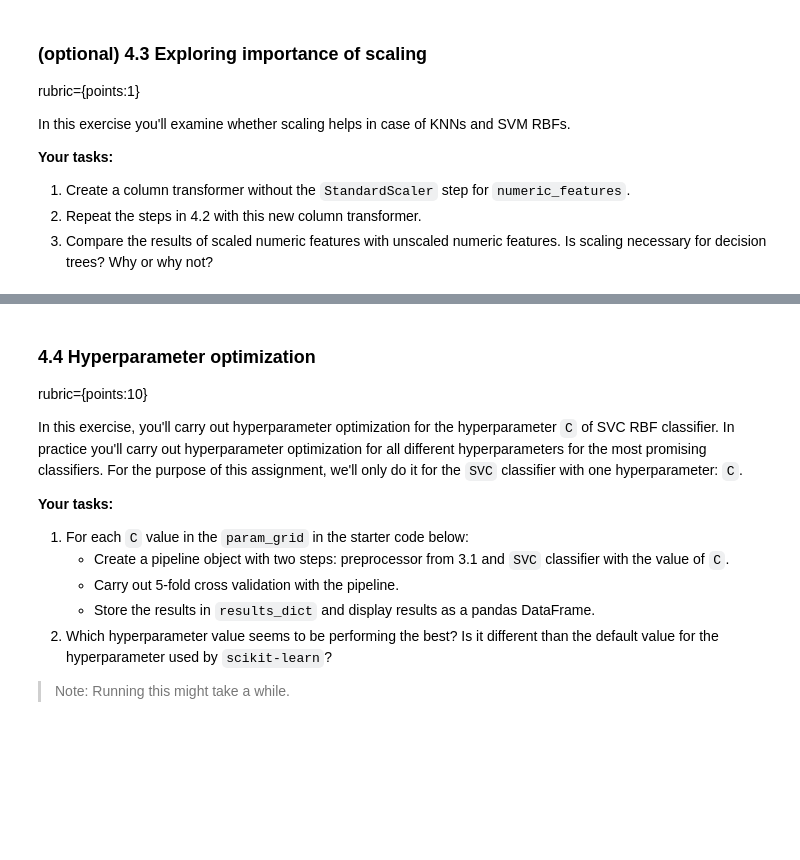
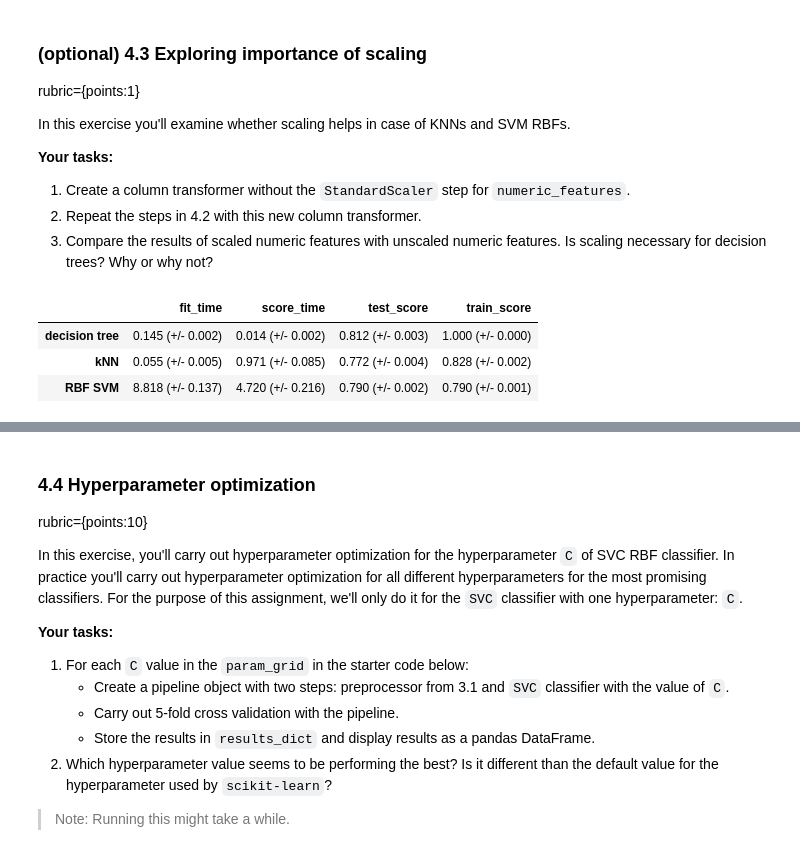
Before and after one commit to SilentM/cpsc330-2021W2, a Jupyter notebook: hw/hw3/hw3.ipynb, the cells around one changed output, grey strips where cells are left out. Saved outputs shown, nothing was run; the diff lists cells and outputs as text; code cells hidden in the pictures; blank space fills up the shorter version.

```diff
--- a/hw/hw3/hw3.ipynb
+++ b/hw/hw3/hw3.ipynb
@@ -413,3 +443,37 @@ In this exercise you'll examine whether scaling helps in case of KNNs and SVM RB
 1. Create a column transformer without the `StandardScaler` step for `numeric_features`.
 2. Repeat the steps in 4.2 with this new column transformer.
 3. Compare the results of scaled numeric features with unscaled numeric features. Is scaling necessary for decision trees? Why or why not?
+# %%
+no_scale_dict = {}
+
+numeric_transformer_imp_no_scale = make_pipeline(SimpleImputer(strategy="median"))
+categorical_transformer_imp_ohe_no_scale = make_pipeline(SimpleImputer(strategy="most_frequent"), OneHotEncoder(sparse=False, handle_unknown="ignore"))
+
+
+preprocessor_no_scale = make_column_transformer(
+    (numeric_transformer_imp_no_scale, numeric_features),
+    (categorical_transformer_imp_ohe_no_scale, categorical_features),
+)
+
+
+X_train_pp_no_scale = preprocessor_no_scale.fit_transform(X_train)
+
+
+models_no_scale = {
+    "decision tree": DecisionTreeClassifier(),
+    "kNN": KNeighborsClassifier(),
+    "RBF SVM": SVC(),
+}
+
+for key, val in models_no_scale.items():
+    pipe_no_scale = make_pipeline(preprocessor_no_scale, val)
+    no_scale_dict[key] = mean_std_cross_val_scores(pipe_no_scale, X_train, y_train, cv=5, return_train_score=True)
+
+
+
+pd.DataFrame(no_scale_dict).T
+# %% [output]
+|  | fit_time | score_time | test_score | train_score |
+| decision tree | 0.145 (+/- 0.002) | 0.014 (+/- 0.002) | 0.812 (+/- 0.003) | 1.000 (+/- 0.000) |
+| kNN | 0.055 (+/- 0.005) | 0.971 (+/- 0.085) | 0.772 (+/- 0.004) | 0.828 (+/- 0.002) |
+| RBF SVM | 8.818 (+/- 0.137) | 4.720 (+/- 0.216) | 0.790 (+/- 0.002) | 0.790 (+/- 0.001) |
```
Also changed, not shown: parts of 13 cells of this notebook.
